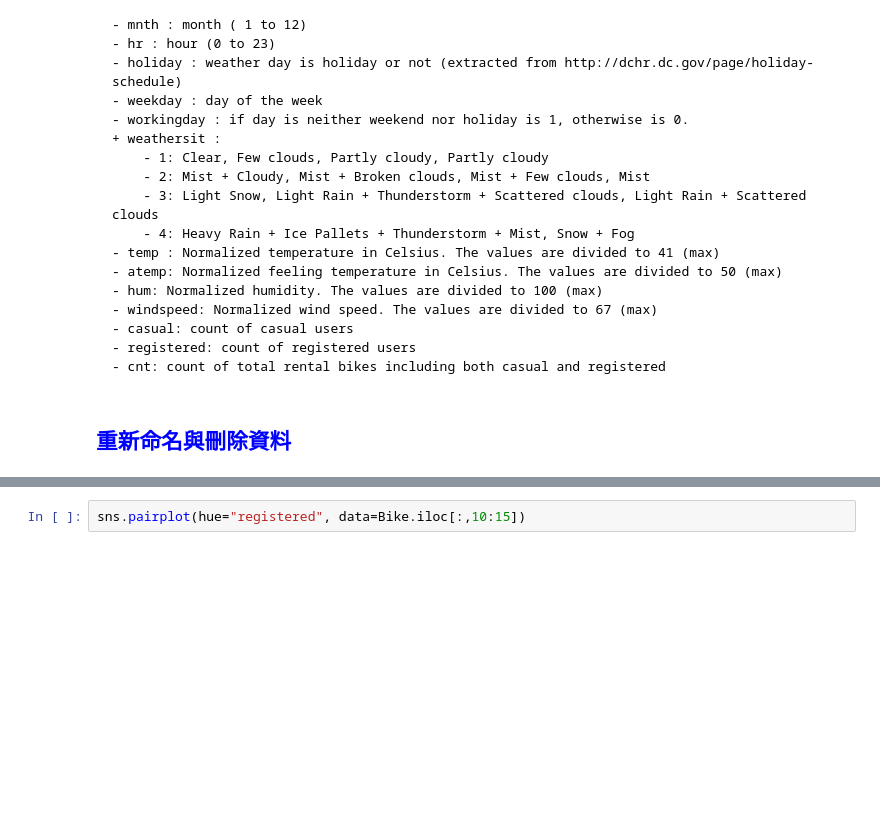
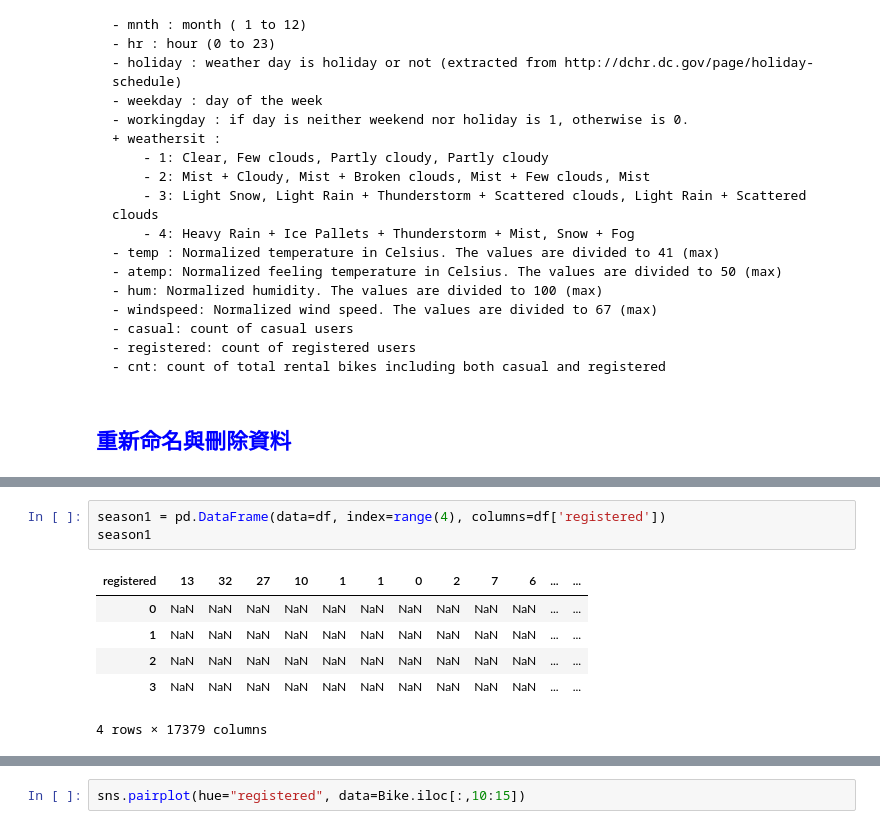
Before and after one commit to brook0922/python-learn, a Jupyter notebook: HW2_Brook.ipynb, the cells around one changed output, grey strips where cells are left out. Saved outputs shown, nothing was run; the diff lists cells and outputs as text; blank space fills up the shorter version.

```diff
--- a/HW2_Brook.ipynb
+++ b/HW2_Brook.ipynb
@@ -79,3 +84,13 @@ Bike.head()
 | 2 | 1 | 0 | 1 | 2 | 0 | 6 | 0 | 1 | 0.22 | ... |
 | 3 | 1 | 0 | 1 | 3 | 0 | 6 | 0 | 1 | 0.24 | ... |
 | 4 | 1 | 0 | 1 | 4 | 0 | 6 | 0 | 1 | 0.24 | ... |
+# %%
+season1 = pd.DataFrame(data=df, index=range(4), columns=df['registered'])
+season1
+# %% [output]
+| registered | 13 | 32 | 27 | 10 | 1 | 1 | 0 | 2 | 7 | 6 | ... | ... |
+| 0 | NaN | NaN | NaN | NaN | NaN | NaN | NaN | NaN | NaN | NaN | ... | ... |
+| 1 | NaN | NaN | NaN | NaN | NaN | NaN | NaN | NaN | NaN | NaN | ... | ... |
+| 2 | NaN | NaN | NaN | NaN | NaN | NaN | NaN | NaN | NaN | NaN | ... | ... |
+| 3 | NaN | NaN | NaN | NaN | NaN | NaN | NaN | NaN | NaN | NaN | ... | ... |
+4 rows × 17379 columns
```
Also changed, not shown: parts of 6 cells of this notebook.
